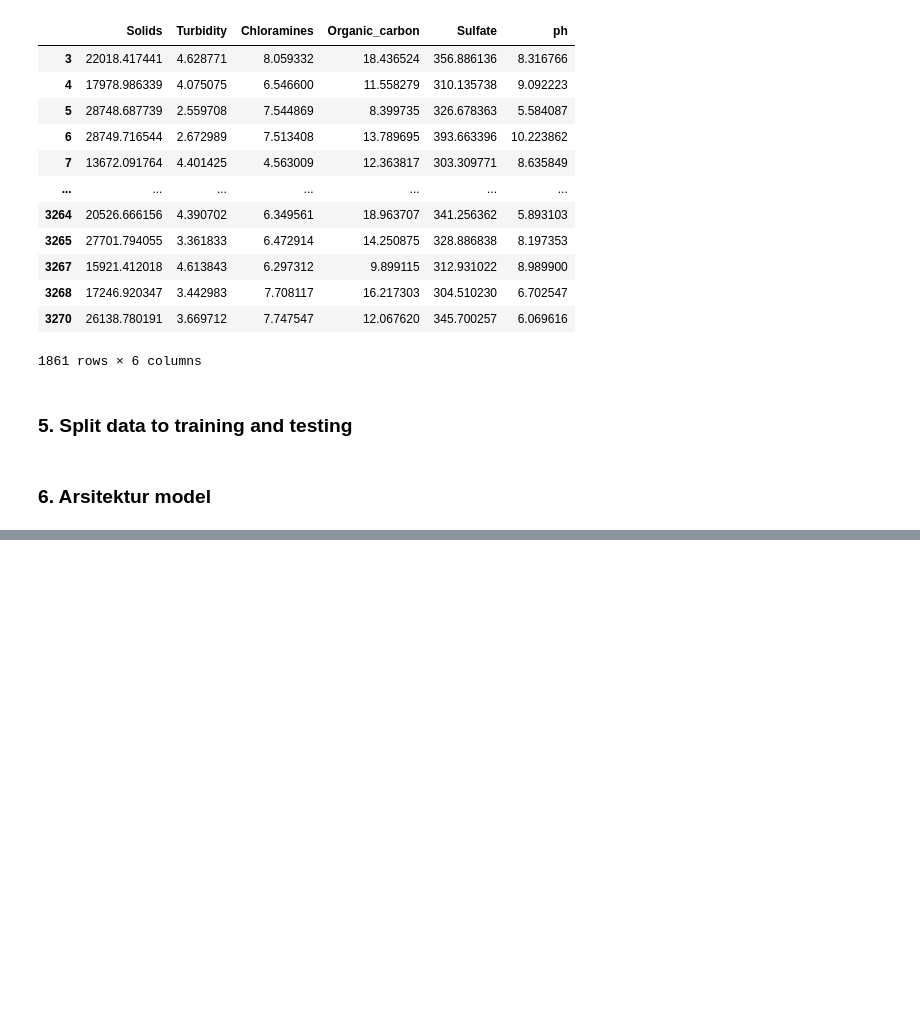
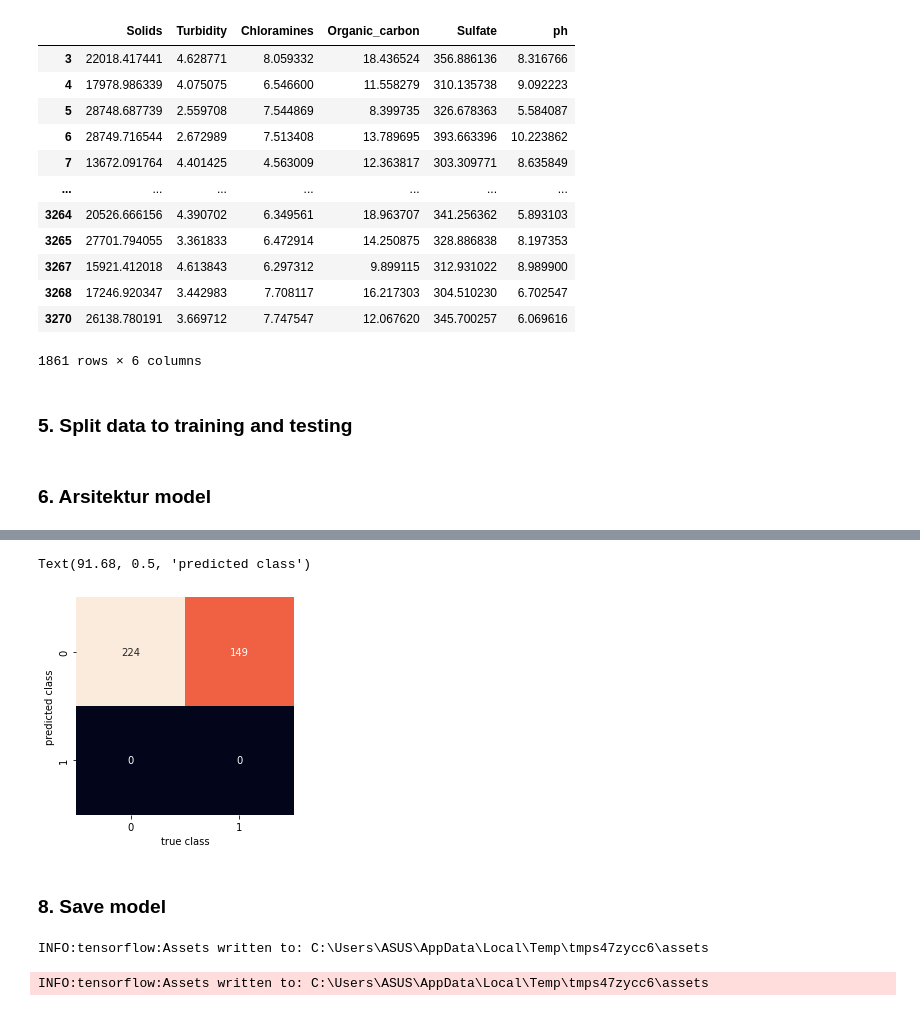
Before and after one commit to C241-PS478/ML-Clean-Water, a Jupyter notebook: Potability_IoT.ipynb, the cells around one changed output, grey strips where cells are left out. Saved outputs shown, nothing was run; the diff lists cells and outputs as text; code cells hidden in the pictures; blank space fills up the shorter version.

```diff
--- a/Potability_IoT.ipynb
+++ b/Potability_IoT.ipynb
@@ -278,0 +282,3 @@ plt.show()
+# %%
+prediction = model.predict(X_test)
+predicted_label = (prediction > 0.5).astype(int)
@@ -278,0 +309,10 @@ plt.show()
+# %%
+conmat = confusion_matrix(y_test, predicted_label)
+sns.heatmap(conmat.T, square=True, annot=True, fmt="d", cbar=False)
+plt.xlabel("true class")
+plt.ylabel("predicted class")
+# %% [output]
+Text(91.68, 0.5, 'predicted class')
+[figure, added]
+# %% [markdown]
+### 8. Save model
@@ -278,0 +321,13 @@ plt.show()
+# %%
+model = tf.keras.models.load_model("17-6-potability-iot.h5")
+
+# Convert the model to TensorFlow Lite format
+converter = tf.lite.TFLiteConverter.from_keras_model(model)
+tflite_model = converter.convert()
+
+# Save the TensorFlow Lite model to a file
+with open("17-6-potability-iot.tflite", "wb") as f:
+    f.write(tflite_model)
+# %% [output]
+INFO:tensorflow:Assets written to: C:\Users\ASUS\AppData\Local\Temp\tmps47zycc6\assets
+INFO:tensorflow:Assets written to: C:\Users\ASUS\AppData\Local\Temp\tmps47zycc6\assets
```
Also changed, not shown: parts of 12 cells of this notebook.
